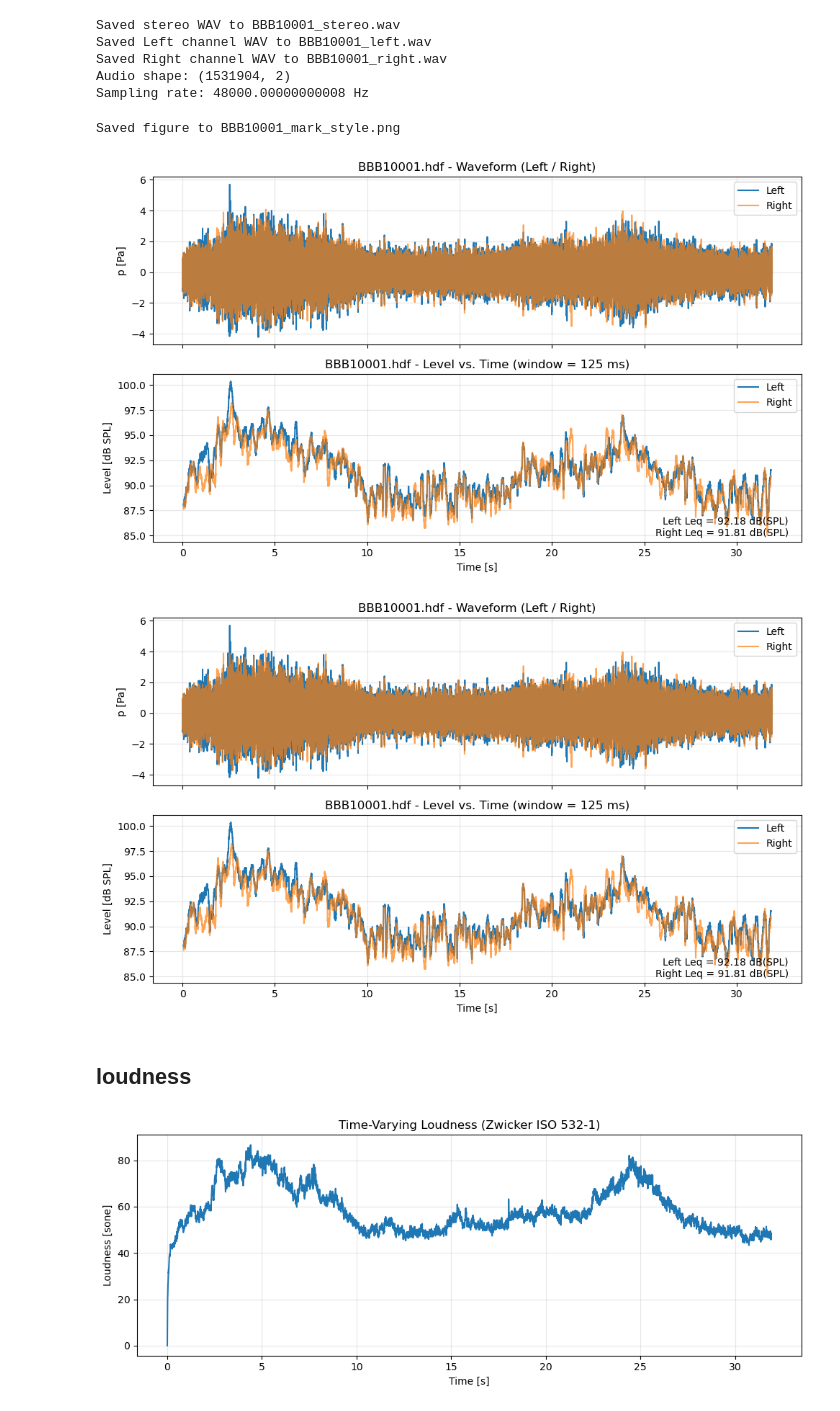
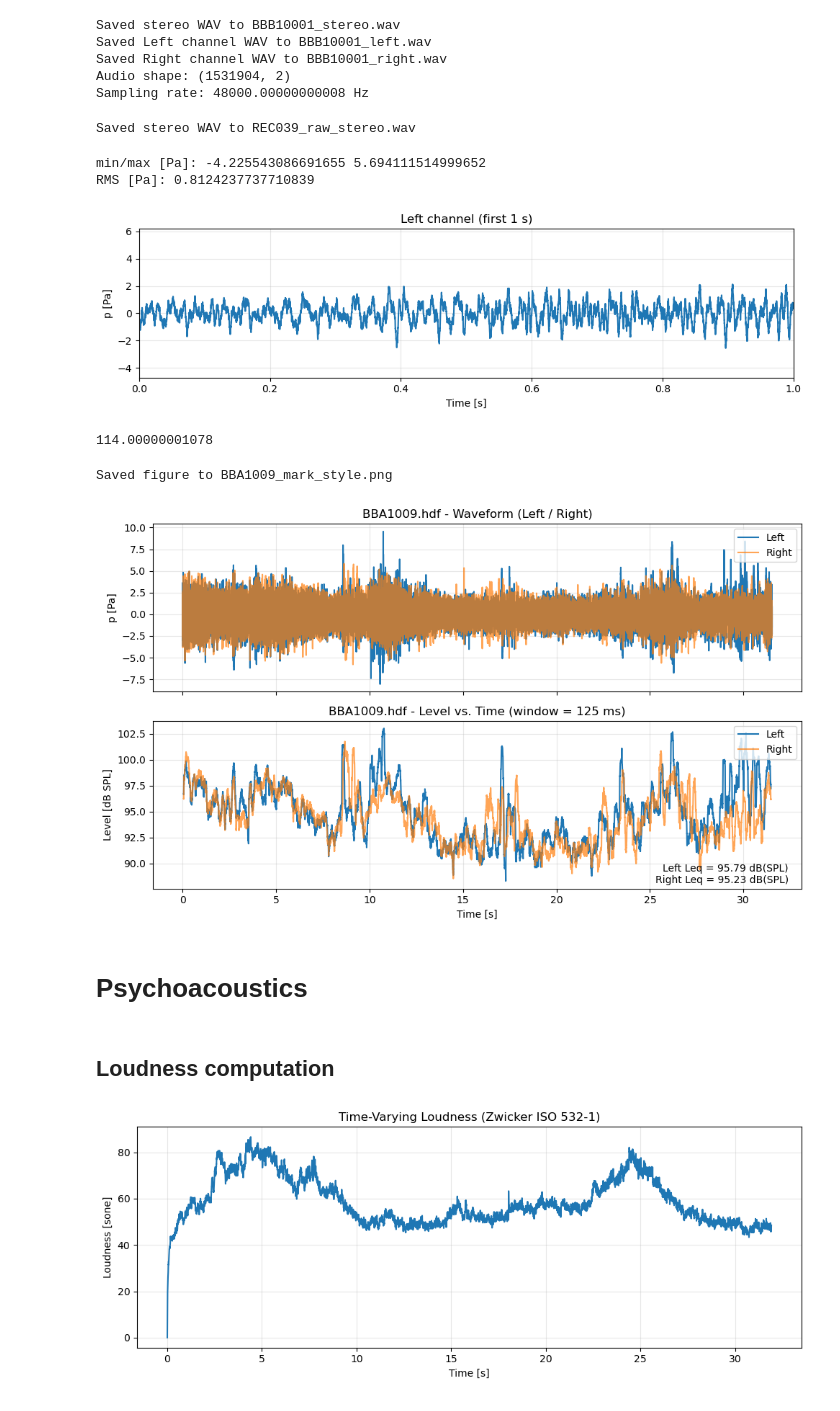
Before and after one commit to yuqiliang/hdf_tools_soundscape, a Jupyter notebook: head_hdf_utils_demo.ipynb, the cells around one changed output. Saved outputs shown, nothing was run; the diff lists cells and outputs as text; code cells hidden in the pictures.

```diff
--- a/head_hdf_utils_demo.ipynb
+++ b/head_hdf_utils_demo.ipynb
@@ -42,6 +42,6 @@ Right calibration dB: 114.00000001078
 # %%
 # Read audio and export WAVs (calibrated to Pa by default)
-
+hdf_path = "BBB10001.hdf"
 base = os.path.splitext(os.path.basename(hdf_path))[0]
 
 audio, fs, info = hutils.read_head_file(
@@ -60,26 +60,67 @@ Saved Left channel WAV to BBB10001_left.wav
 Saved Right channel WAV to BBB10001_right.wav
 Audio shape: (1531904, 2)
 Sampling rate: 48000.00000000008 Hz
+# %%
+from head_hdf_utils import read_head_file
+
+audio_raw, fs, info = read_head_file("REC039.hdf", apply_calibration=False,
+                                     output_stereo="REC039_raw_stereo.wav")
+# %% [output]
+Saved stereo WAV to REC039_raw_stereo.wav
+# %%
+import matplotlib.pyplot as plt
+import numpy as np
+
+from head_hdf_utils import read_head_file
+
+audio, fs, info = read_head_file("BBB10001.hdf")  # 带 calibration 的版本
+left = audio[:, 0]
+
+print("min/max [Pa]:", left.min(), left.max())
+print("RMS [Pa]:", np.sqrt(np.mean(left**2)))
+
+plt.figure(figsize=(10, 3))
+t = np.arange(len(left)) / fs
+plt.plot(t, left)
+plt.xlim(0, 1)
+plt.title("Left channel (first 1 s)")
+plt.xlabel("Time [s]")
+plt.ylabel("p [Pa]")
+plt.grid(alpha=0.3)
+plt.tight_layout()
+plt.show()
+# %% [output]
+min/max [Pa]: -4.225543086691655 5.694111514999652
+RMS [Pa]: 0.8124237737710839
+[figure, added]
+# %%
+info.calibration_left_db
+# %% [output]
+114.00000001078
 # %%
 # Plot Mark Analyzer-style 2-panel figure:
 # Top: waveform (Pa)
 # Bottom: Level vs. Time (short-time RMS dB SPL)
+import importlib
+import head_hdf_utils as hutils
+importlib.reload(hutils)
 
 hutils.plot_mark_style(
     audio,
     fs,
     window_seconds=0.125,
     channel_labels=("Left", "Right"),
     title_prefix=os.path.basename(hdf_path),
     show=True,
     save_path=f"{base}_mark_style.png",  # or None if you don't want to save
 )
 # %% [output]
-Saved figure to BBB10001_mark_style.png
+Saved figure to BBA1009_mark_style.png
-[figure, old version]
+[figure, new version]
-[figure, removed]
 # %% [markdown]
-## loudness
+# Psychoacoustics
+# %% [markdown]
+## Loudness computation
 # %%
 from psychoacoustics import compute_loudness_zwicker
 from scipy.signal import resample
```
Also changed, not shown: parts of 4 cells of this notebook, 2 other files.
